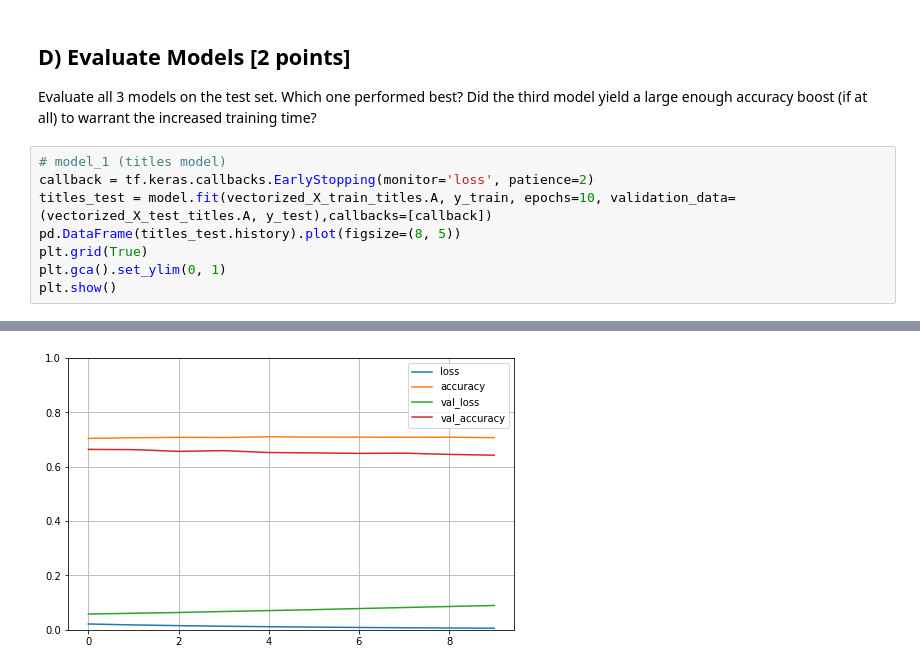
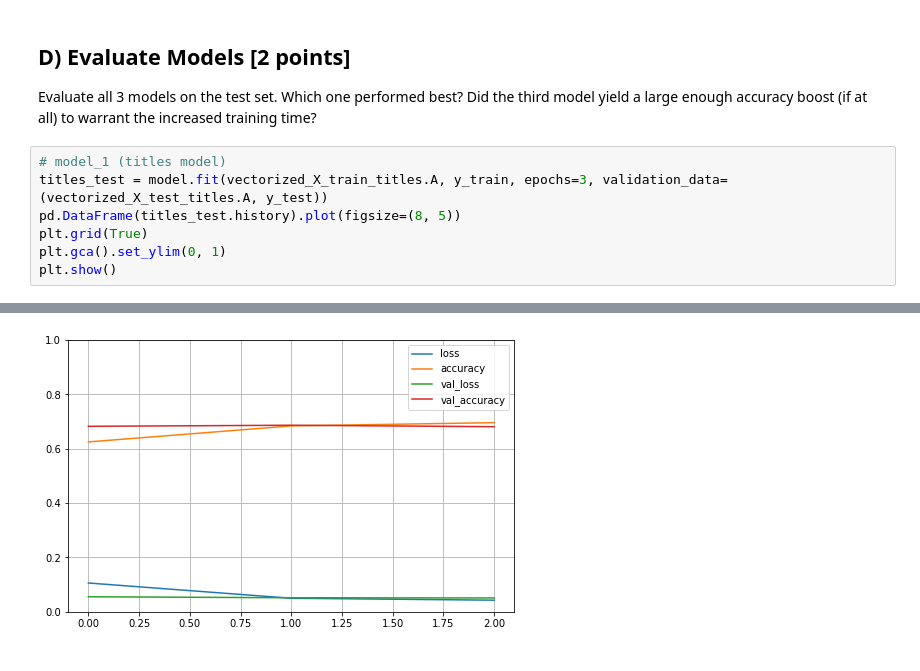
Before and after one commit to asouzujoseph/Machine-learning-with-Python, a Jupyter notebook: Assignment_4_Multi_label_Text_Classification.ipynb, the cells around one changed output, grey strips where cells are left out. Drawn from its saved outputs; the diff is of its cells as text.

```diff
--- a/Assignment_4_Multi_label_Text_Classification.ipynb
+++ b/Assignment_4_Multi_label_Text_Classification.ipynb
@@ -422,8 +422,7 @@ Epoch 3/3
 Evaluate all 3 models on the test set. Which one performed best? Did the third model yield a large enough accuracy boost (if at all) to warrant the increased training time?
 # %%
 # model_1 (titles model)
-callback = tf.keras.callbacks.EarlyStopping(monitor='loss', patience=2)
-titles_test = model.fit(vectorized_X_train_titles.A, y_train, epochs=10, validation_data=(vectorized_X_test_titles.A, y_test),callbacks=[callback])
+titles_test = model.fit(vectorized_X_train_titles.A, y_train, epochs=3, validation_data=(vectorized_X_test_titles.A, y_test))
 pd.DataFrame(titles_test.history).plot(figsize=(8, 5))
 plt.grid(True)
 plt.gca().set_ylim(0, 1)
@@ -452,3 +437,3 @@ Epoch 10/10
-[figure, old version]
+[figure, new version]
 # %%
 # model_2 (summaries model)
```
Also changed, not shown: parts of 4 cells of this notebook.
